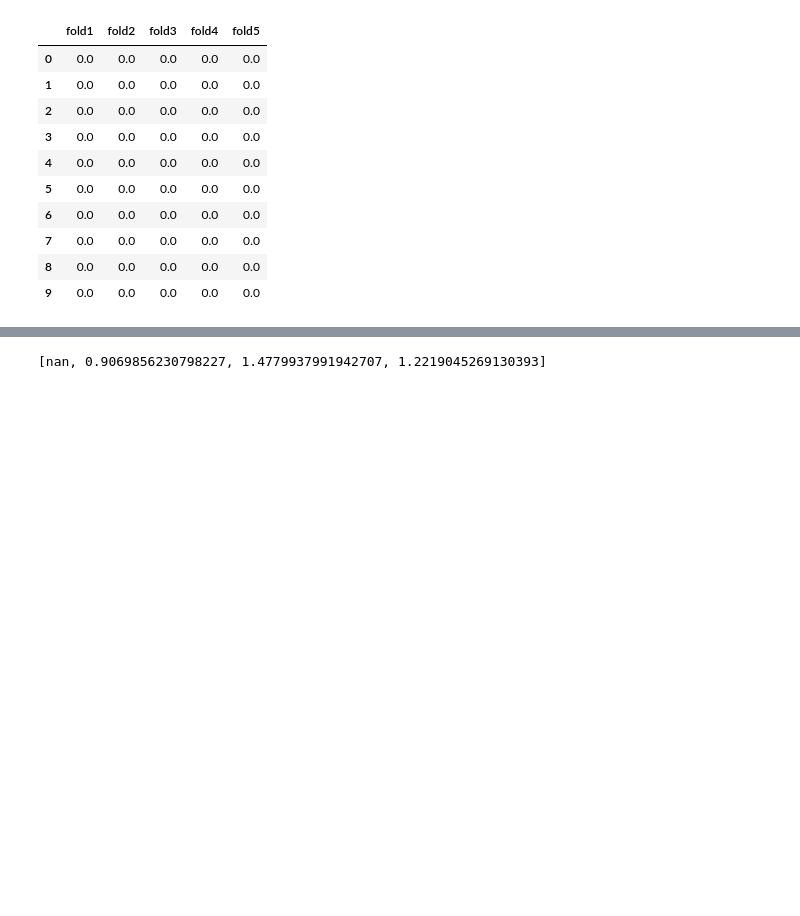
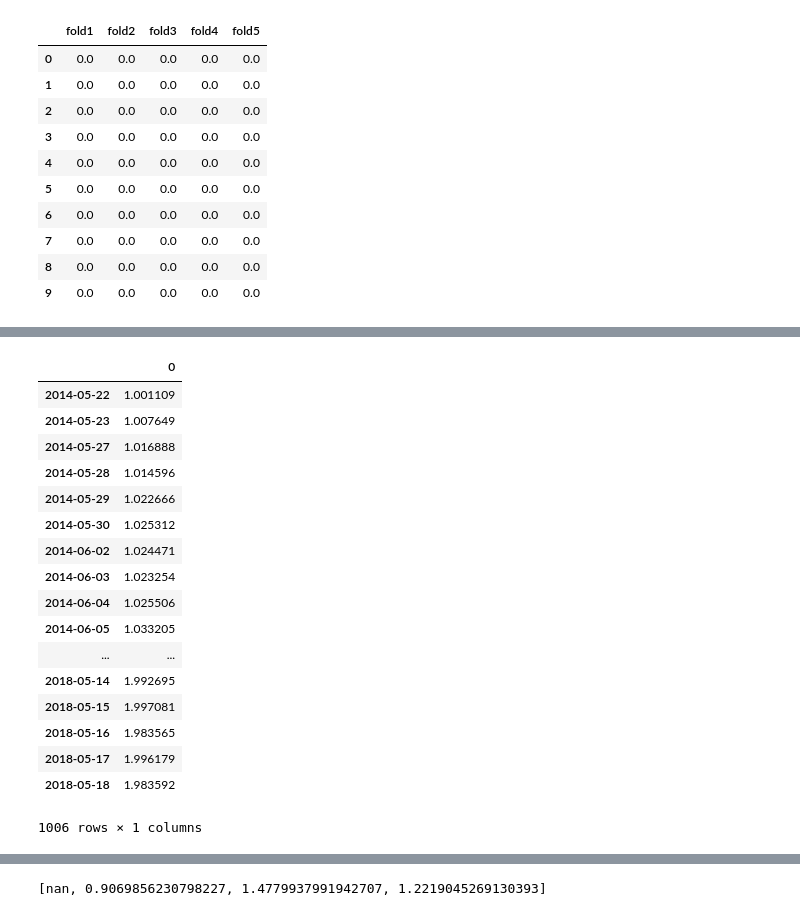
Before and after one commit to Boukos/PSTAT_234_Final_Project, a Jupyter notebook: PortfolioClass.ipynb, the cells around one changed output, grey strips where cells are left out. Saved outputs shown, nothing was run; the diff lists cells and outputs as text; code cells hidden in the pictures; blank space fills up the shorter version.

```diff
--- a/PortfolioClass.ipynb
+++ b/PortfolioClass.ipynb
@@ -418,3 +589,28 @@ class portfolio_optimization():
+# %%
+ticket = ['MMM','AXP','AAPL','BA','CAT','CVX','CSCO','KO','DIS','D','XOM','GE','GS','HD','IBM','INTC','JNJ','JPM','MCD','MRK','MSFT','NKE','PFE','PG','TRV','UTX','UNH','VZ','V','WMT']
+
+po2=portfolio_optimization("./closing_price_5yr.pkl",ticket, 252,'2014-05-21',covariance_method='graphical_lasso',alpha_num=10,n_fold=5)
+# %%
+po2.Port_Wealth()
+# %% [output]
+|  | 0 |
+| 2014-05-22 | 1.001109 |
+| 2014-05-23 | 1.007649 |
+| 2014-05-27 | 1.016888 |
+| 2014-05-28 | 1.014596 |
+| 2014-05-29 | 1.022666 |
+| 2014-05-30 | 1.025312 |
+| 2014-06-02 | 1.024471 |
+| 2014-06-03 | 1.023254 |
+| 2014-06-04 | 1.025506 |
+| 2014-06-05 | 1.033205 |
+| ... | ... |
+| 2018-05-14 | 1.992695 |
+| 2018-05-15 | 1.997081 |
+| 2018-05-16 | 1.983565 |
+| 2018-05-17 | 1.996179 |
+| 2018-05-18 | 1.983592 |
+1006 rows × 1 columns
 # %%
 ticket = ['MMM','AXP','AAPL','BA','CAT','CVX','CSCO','KO','DIS','D','XOM','GE','GS','HD','IBM','INTC','JNJ','JPM','MCD','MRK','MSFT','NKE','PFE','PG','TRV','UTX','UNH','VZ','V','WMT']
 
```
Also changed, not shown: parts of 11 cells of this notebook.
